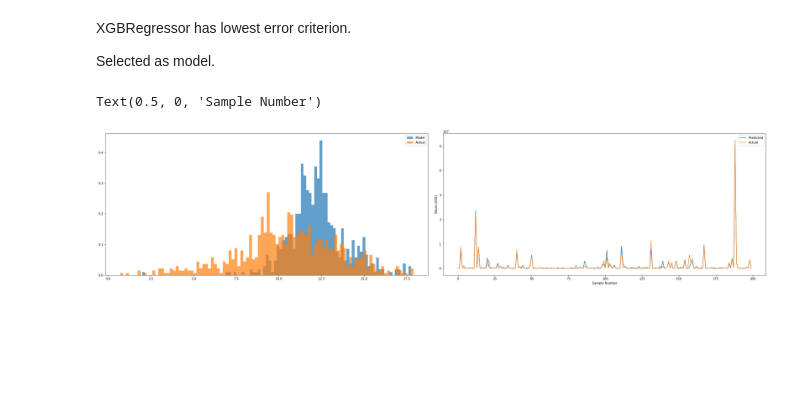
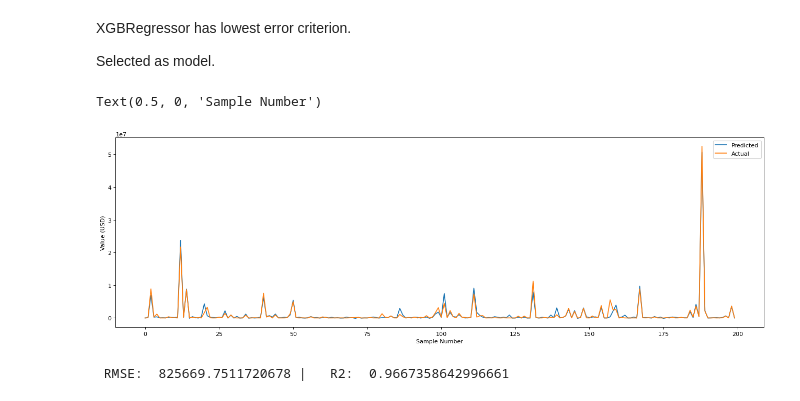
Before and after one commit to rx229/Projects, a Jupyter notebook: India Waste Plastic Trade/india_plastic_waste_trade.ipynb, the cells around one changed output. Cells and saved outputs as stored; diff of their text form; code cells hidden in the pictures; blank space fills up the shorter version.

```diff
--- a/India Waste Plastic Trade/india_plastic_waste_trade.ipynb
+++ b/India Waste Plastic Trade/india_plastic_waste_trade.ipynb
@@ -118,25 +118,21 @@ y_pred = model.fit(X_train_scaled, y_train).predict(X_test_scaled)
 # %%
 #test
 test_df = pd.DataFrame({
     'adjusted': y_pred,
-    'control': y_pred
+    'control': y_test.values
 })
-
-fig, ax = plt.subplots(1, 2, figsize=(30, 7), constrained_layout=True)
-
-ax[0].hist(np.log(test_df['adjusted']), density = True, alpha=0.7, label='Model',bins=100)
-ax[0].hist(np.log(y_test), density = True, alpha=0.7, label='Actual', bins=100)
-ax[0].legend(loc='upper right')
-
-test_df['control'] = y_test.values
-
-ax[1].plot(test_df[0:200])
-ax[1].legend(['Predicted', 'Actual'])
-ax[1].set_ylabel('Value (USD)')
-ax[1].set_xlabel('Sample Number')
+plt.figure(figsize=(20, 6), dpi=80)
+plt.plot(test_df[0:200])
+plt.legend(['Predicted', 'Actual'])
+plt.ylabel('Value (USD)')
+plt.xlabel('Sample Number')
 # %% [output]
 Text(0.5, 0, 'Sample Number')
-[figure, old version]
+[figure, new version]
+# %%
+print(" RMSE: ", np.sqrt(mean_squared_error(y_test, y_pred)),"|   R2: ", r2_score(y_test, y_pred))
+# %% [output]
+ RMSE:  825669.7511720678 |   R2:  0.9667358642996661
 # %%
 y_pred_final = model.fit(X, y).predict(final)
 # %%
```
Also changed, not shown: parts of 1 cell of this notebook.
